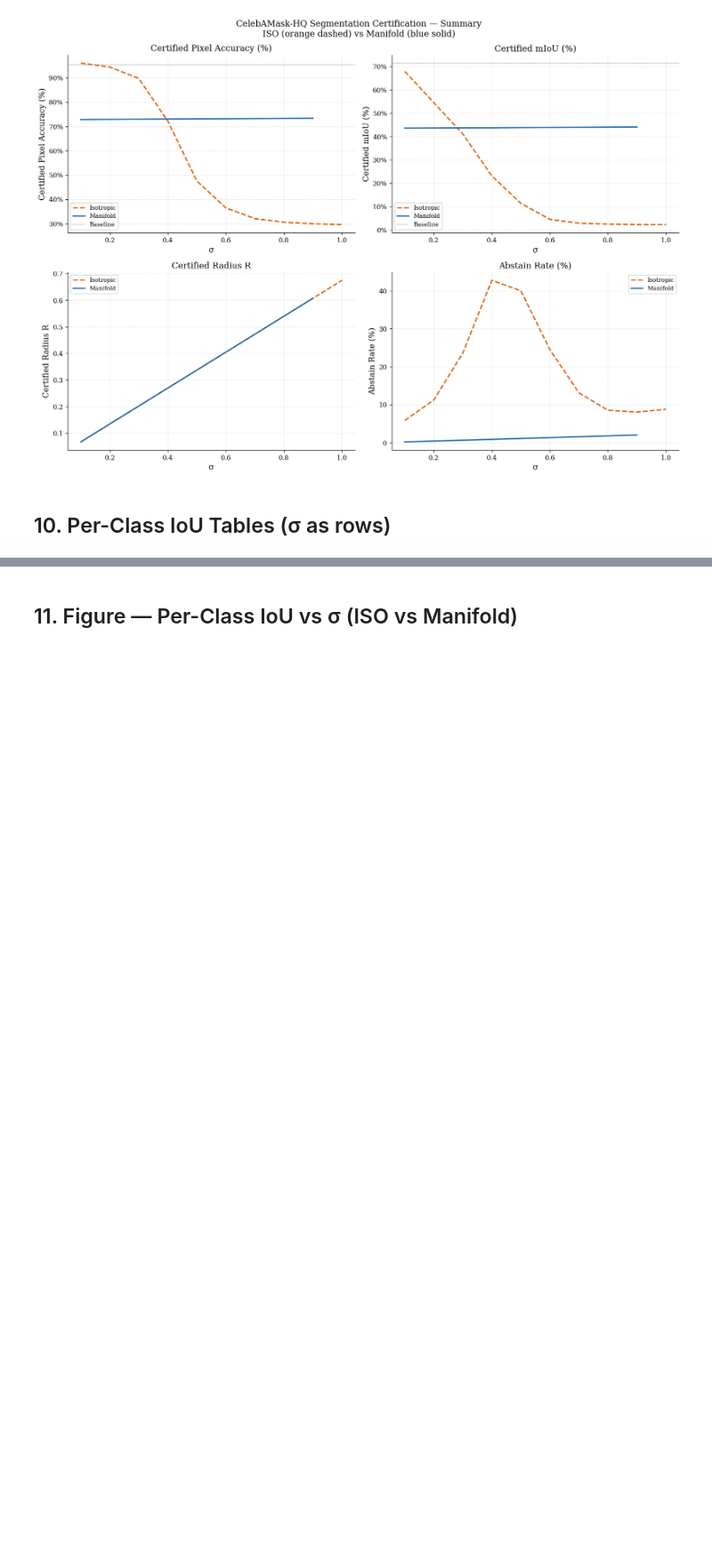
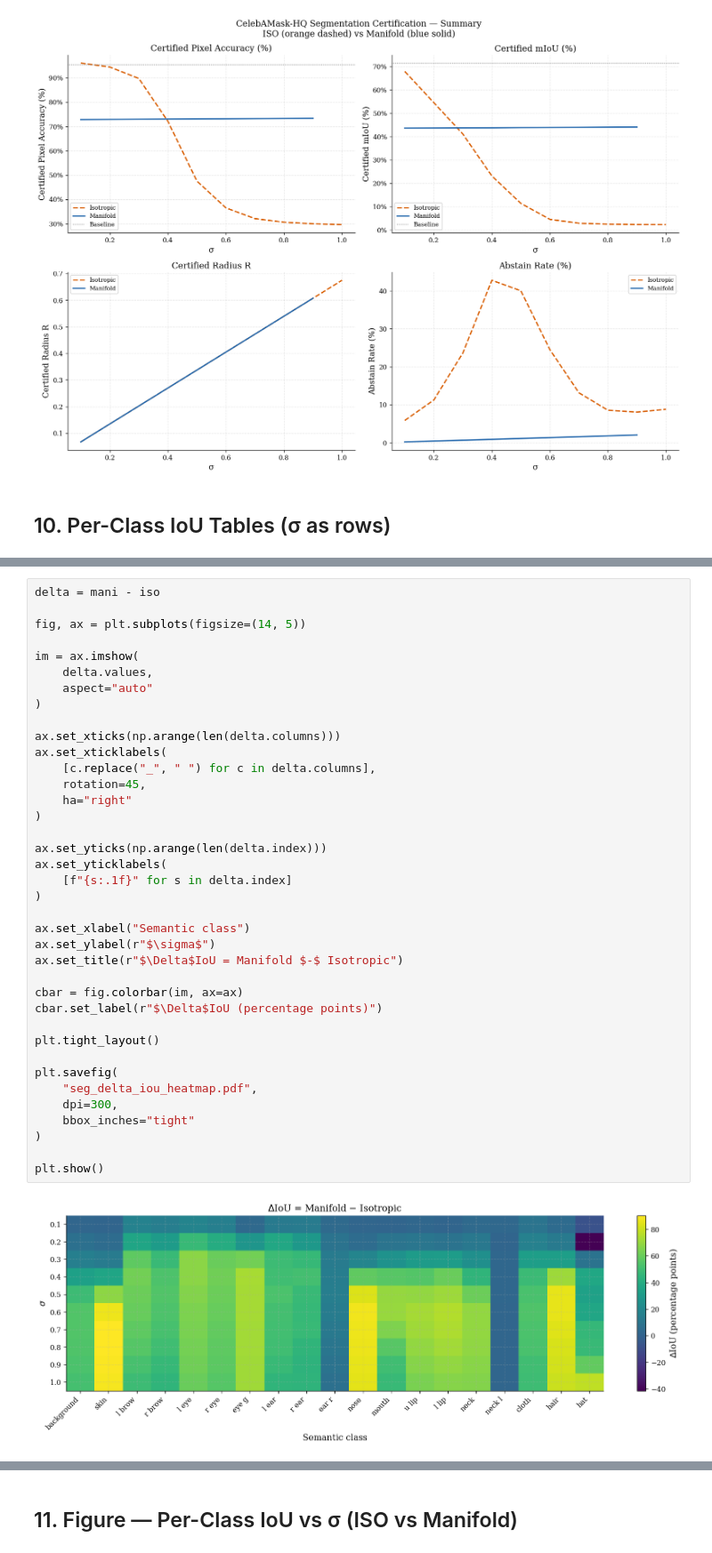
Before and after one commit to daniyaniazi/RandomizedSmothingmanifold, a Jupyter notebook: notebooks/CelebAHQMaskHQ_Certify_Analysis.ipynb, the cells around one changed output, grey strips where cells are left out. Shown at 89% size. Saved outputs shown, nothing was run; the diff lists cells and outputs as text; blank space fills up the shorter version.

```diff
--- a/notebooks/CelebAHQMaskHQ_Certify_Analysis.ipynb
+++ b/notebooks/CelebAHQMaskHQ_Certify_Analysis.ipynb
@@ -637,0 +726,40 @@ Per-Class IoU (%) — Manifold
+# %%
+delta = mani - iso
+
+fig, ax = plt.subplots(figsize=(14, 5))
+
+im = ax.imshow(
+    delta.values,
+    aspect="auto"
+)
+
+ax.set_xticks(np.arange(len(delta.columns)))
+ax.set_xticklabels(
+    [c.replace("_", " ") for c in delta.columns],
+    rotation=45,
+    ha="right"
+)
+
+ax.set_yticks(np.arange(len(delta.index)))
+ax.set_yticklabels(
+    [f"{s:.1f}" for s in delta.index]
+)
+
+ax.set_xlabel("Semantic class")
+ax.set_ylabel(r"$\sigma$")
+ax.set_title(r"$\Delta$IoU = Manifold $-$ Isotropic")
+
+cbar = fig.colorbar(im, ax=ax)
+cbar.set_label(r"$\Delta$IoU (percentage points)")
+
+plt.tight_layout()
+
+plt.savefig(
+    "seg_delta_iou_heatmap.pdf",
+    dpi=300,
+    bbox_inches="tight"
+)
+
+plt.show()
+# %% [output]
+[figure, added]
```
Also changed, not shown: parts of 5 cells of this notebook, 11 other files.
